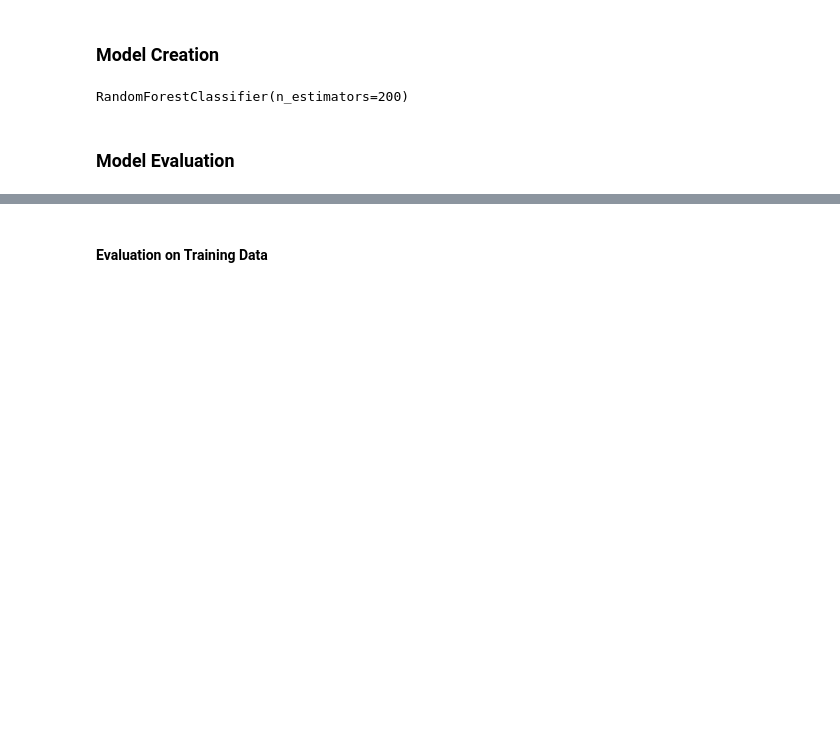
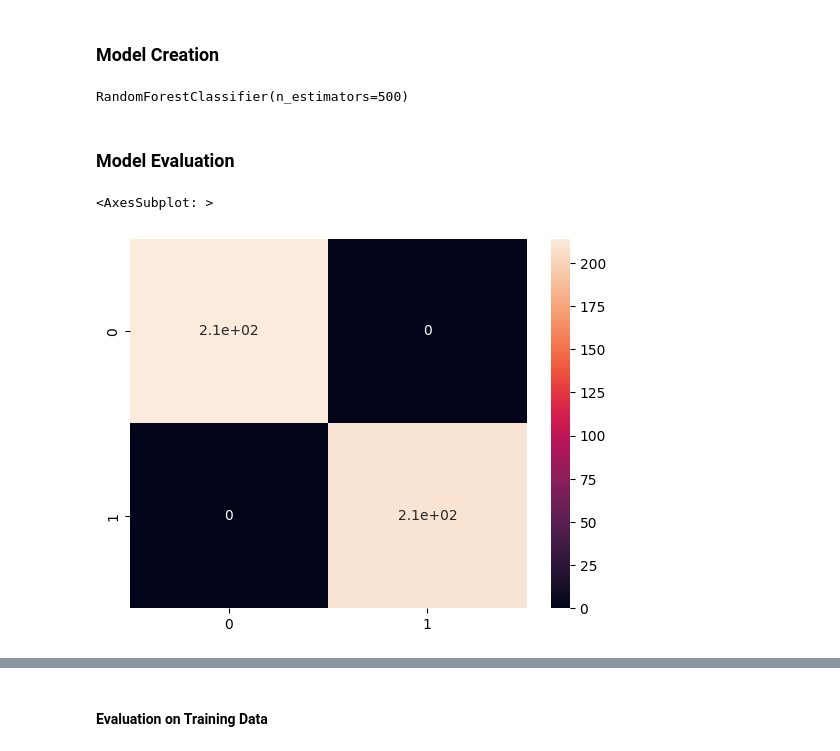
Before and after one commit to Tylikestocode/Machine-Learning, a Jupyter notebook: Stroke_Prediction/StrokePrediction.ipynb, the cells around one changed output, grey strips where cells are left out. Saved outputs shown, nothing was run; the diff lists cells and outputs as text; code cells hidden in the pictures; blank space fills up the shorter version.

```diff
--- a/Stroke_Prediction/StrokePrediction.ipynb
+++ b/Stroke_Prediction/StrokePrediction.ipynb
@@ -89,3 +89,7 @@ y = data['stroke']
+# %%
+equal_sample = pd.concat([stroke_data.reset_index(), no_stroke_data.reset_index()], axis=0)
+X = equal_sample.drop(['index', 'id', 'stroke'], axis=1)
+y = equal_sample['stroke']
 # %%
 X_train, X_test, y_train, y_test = train_test_split(X, y, random_state=42, test_size=0.15)
 # %%
@@ -134,11 +138,3 @@ from sklearn.model_selection import KFold
 from sklearn.model_selection import cross_val_score
 from sklearn.model_selection import GridSearchCV
 from sklearn.ensemble import RandomForestClassifier
-# %%
-rfc_params = {
-    'n_estimators' : [100, 200, 300, 400, 500],
-    'criterion' : ['gini', 'entropy', 'log_loss'],
-}
-
-rfc_grid = GridSearchCV(estimator=RandomForestClassifier(), param_grid=rfc_params)
-rfc_grid.fit(X_train, y_train)
@@ -155,10 +152,10 @@ BEst Params: {'criterion': 'gini', 'n_estimators': 200}
 # %% [markdown]
 ### Model Creation
 # %%
-RFC = RandomForestClassifier(n_estimators=200, criterion='gini')
-RFC.fit(X_train, y_train)
+model = RandomForestClassifier(n_estimators=500,  criterion='gini')
+model.fit(X_train, y_train)
 # %% [output]
-RandomForestClassifier(n_estimators=200)
+RandomForestClassifier(n_estimators=500)
 # %% [markdown]
 ###  Model Evaluation
 # %%
@@ -169,0 +169,9 @@ from sklearn.metrics import accuracy_score
+# %%
+train_pred = model.predict(X_train)
+test_pred = model.predict(X_test)
+# %%
+train_conf = confusion_matrix(y_true=y_train, y_pred=train_pred)
+sns.heatmap(train_conf, annot=True)
+# %% [output]
+<AxesSubplot: >
+[figure, added]
```
Also changed, not shown: parts of 14 cells of this notebook.
